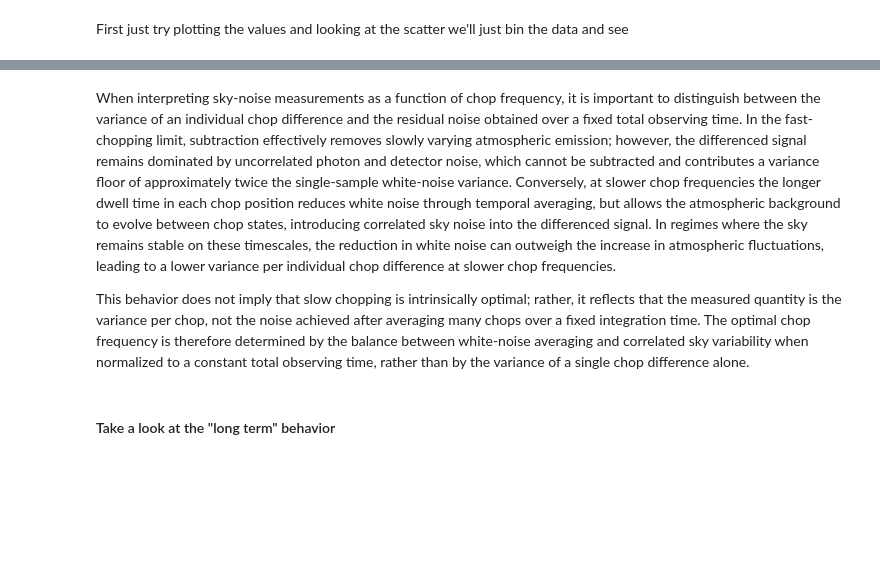
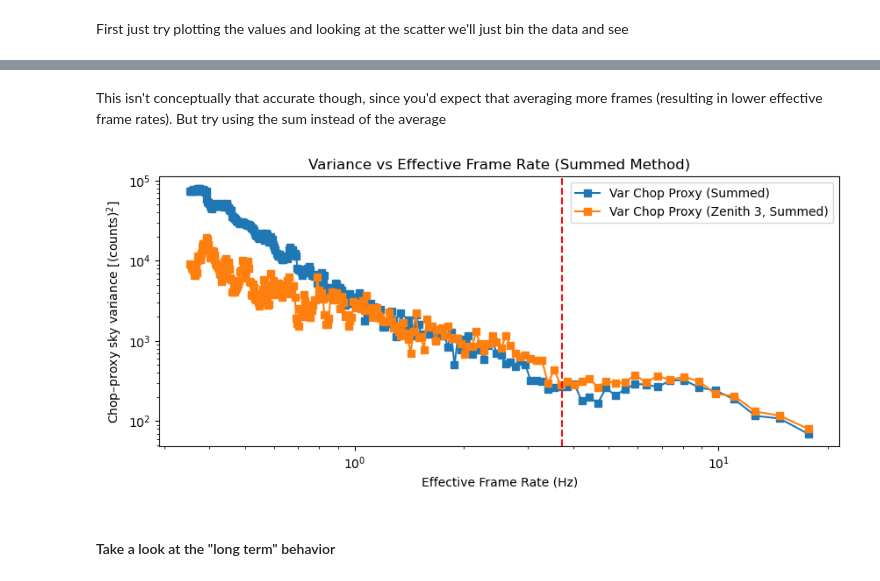
Before and after one commit to chase-urasaki/mirsi_sims, a Jupyter notebook: 2512267_analysis.ipynb, the cells around one changed output, grey strips where cells are left out. Saved outputs shown, nothing was run; the diff lists cells and outputs as text; code cells hidden in the pictures; blank space fills up the shorter version.

```diff
--- a/2512267_analysis.ipynb
+++ b/2512267_analysis.ipynb
@@ -313,9 +333,36 @@ plt.legend()
-# %% [markdown]
-When interpreting sky-noise measurements as a function of chop frequency, it is important to distinguish between the variance of an individual chop difference and the residual noise obtained over a fixed total observing time. In the fast-chopping limit, subtraction effectively removes slowly varying atmospheric emission; however, the differenced signal remains dominated by uncorrelated photon and detector noise, which cannot be subtracted and contributes a variance floor of approximately twice the single-sample white-noise variance. Conversely, at slower chop frequencies the longer dwell time in each chop position reduces white noise through temporal averaging, but allows the atmospheric background to evolve between chop states, introducing correlated sky noise into the differenced signal. In regimes where the sky remains stable on these timescales, the reduction in white noise can outweigh the increase in atmospheric fluctuations, leading to a lower variance per individual chop difference at slower chop frequencies.
-
-
-
-This behavior does not imply that slow chopping is intrinsically optimal; rather, it reflects that the measured quantity is the variance per chop, not the noise achieved after averaging many chops over a fixed integration time. The optimal chop frequency is therefore determined by the balance between white-noise averaging and correlated sky variability when normalized to a constant total observing time, rather than by the variance of a single chop difference alone.
+# %% [markdown]
+This isn't conceptually that accurate though, since you'd expect that averaging more frames (resulting in lower effective frame rates). But try using the sum instead of the average
+# %%
+v2_series_summed = variance_vs_frequency_series(
+    z2['x_ap'], cadds_list, frame_dt_s=0.0113, method="sum")
+v2_chop_summed = variance_vs_frequency_chop_proxy(
+    z2['x_ap'], cadds_list, frame_dt_s=0.0113, method="sum")
+v3_series_summed = variance_vs_frequency_series(
+    z3['x_ap'], cadds_list, frame_dt_s=0.0113, method="sum")
+v3_chop_summed = variance_vs_frequency_chop_proxy(
+    z3['x_ap'], cadds_list, frame_dt_s=0.0113, method="sum")
+# %%
+plt.figure(figsize=(10,4))
+# plt.plot(v2_series_summed['f_eff_hz'], v2_series_summed['var'],
+#          marker='o', label='Var Series (Summed)')
+plt.plot(v2_chop_summed['f_eff_hz'], v2_chop_summed['var_diff']/2,
+         marker='s', label='Var Chop Proxy (Summed)')
+# plt.plot(v3_series_summed['f_eff_hz'], v3_series_summed['var'],
+#          marker='o', label='Var Series (Zenith 3, Summed)')
+plt.plot(v3_chop_summed['f_eff_hz'], v3_chop_summed['var_diff']/2,
+         marker='s', label='Var Chop Proxy (Zenith 3, Summed)')
+plt.xlabel('Effective Frame Rate (Hz)')
+plt.ylabel(r"Chop–proxy sky variance [$({\rm counts})^2$]")
+plt.title('Variance vs Effective Frame Rate (Summed Method)')
+plt.xscale('log')
+plt.yscale('log')
+plt.legend()
+
+# Draw a line at the 3.716 hz value in the frame rate
+plt.axvline(x=3.716, color='r', linestyle='--', label='3.716 Hz Reference')
+plt.show()
+# %% [output]
+[figure, added]
 # %% [markdown]
 #### Take a look at the "long term" behavior
 # %%
```
Also changed, not shown: parts of 19 cells of this notebook.
